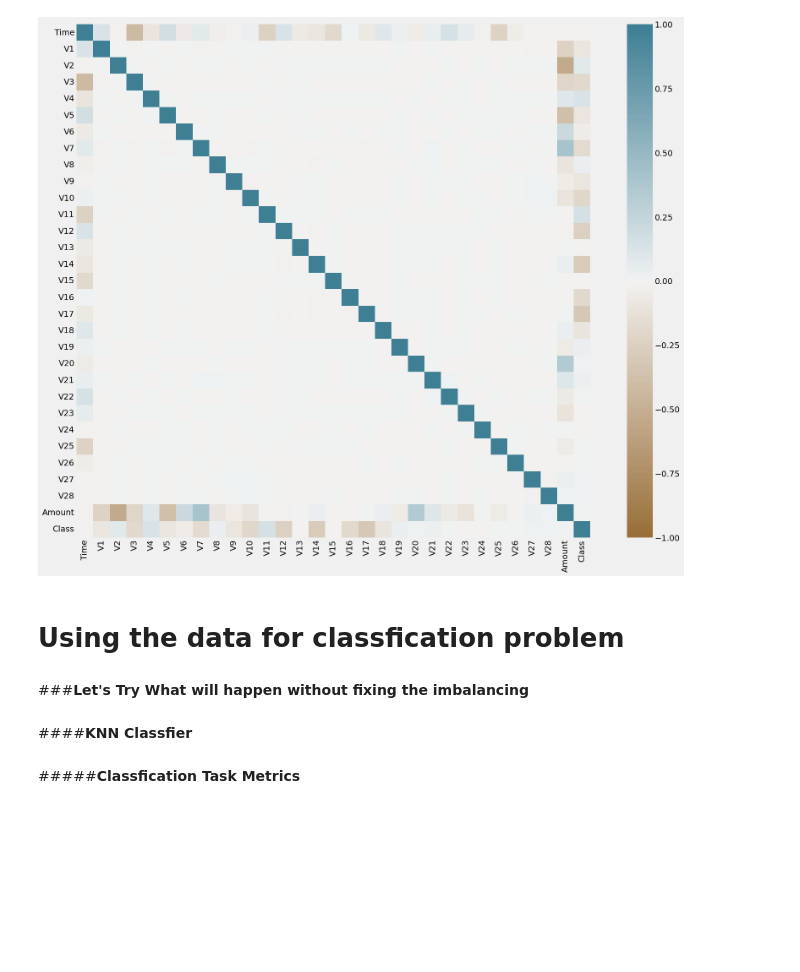
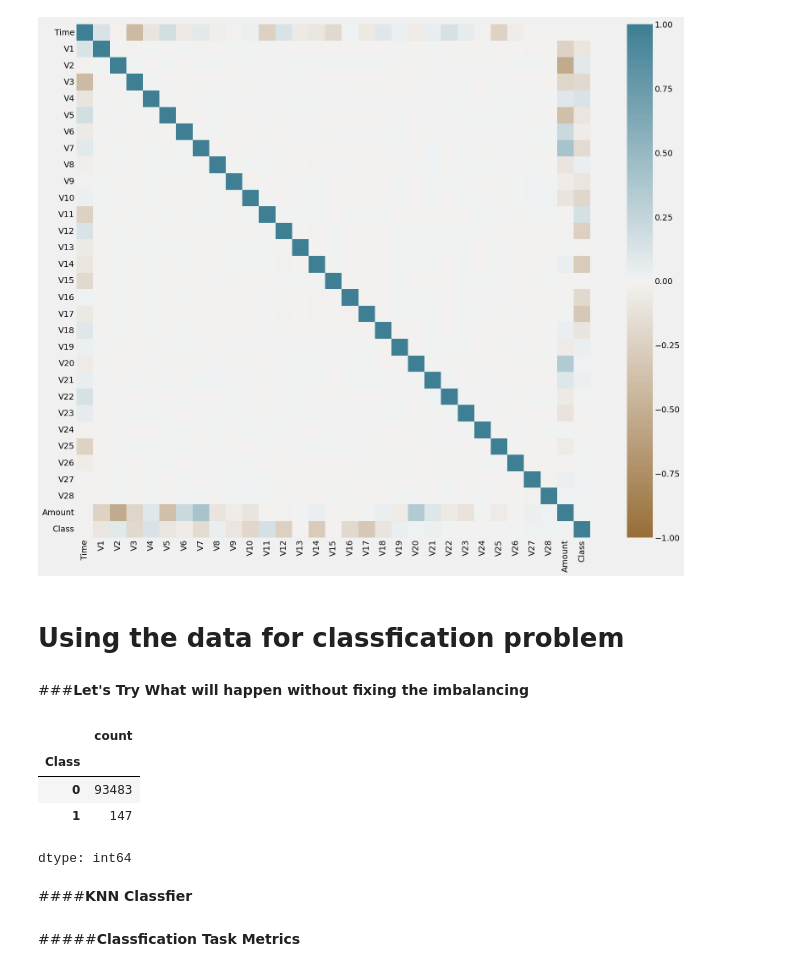
Before and after one commit to ZiadMAlsawy/ML_Project, a Jupyter notebook: Task_2.ipynb, the cells around one changed output. Drawn from its saved outputs; the diff is of its cells as text; code cells hidden in the pictures; blank space fills up the shorter version.

```diff
--- a/Task_2.ipynb
+++ b/Task_2.ipynb
@@ -220,6 +220,14 @@ X = creditCard.drop('Class', axis=1)
 y = creditCard['Class']
 
 X_train, X_test, y_train, y_test = train_test_split(X, y, test_size=0.33, random_state=42)
+# %%
+y_test.value_counts()
+# %% [output]
+|  | count |
+| Class |  |
+| 0 | 93483 |
+| 1 | 147 |
+dtype: int64
 # %% [markdown]
 ####**KNN Classfier**
 # %%
```
Also changed, not shown: parts of 2 cells of this notebook.
